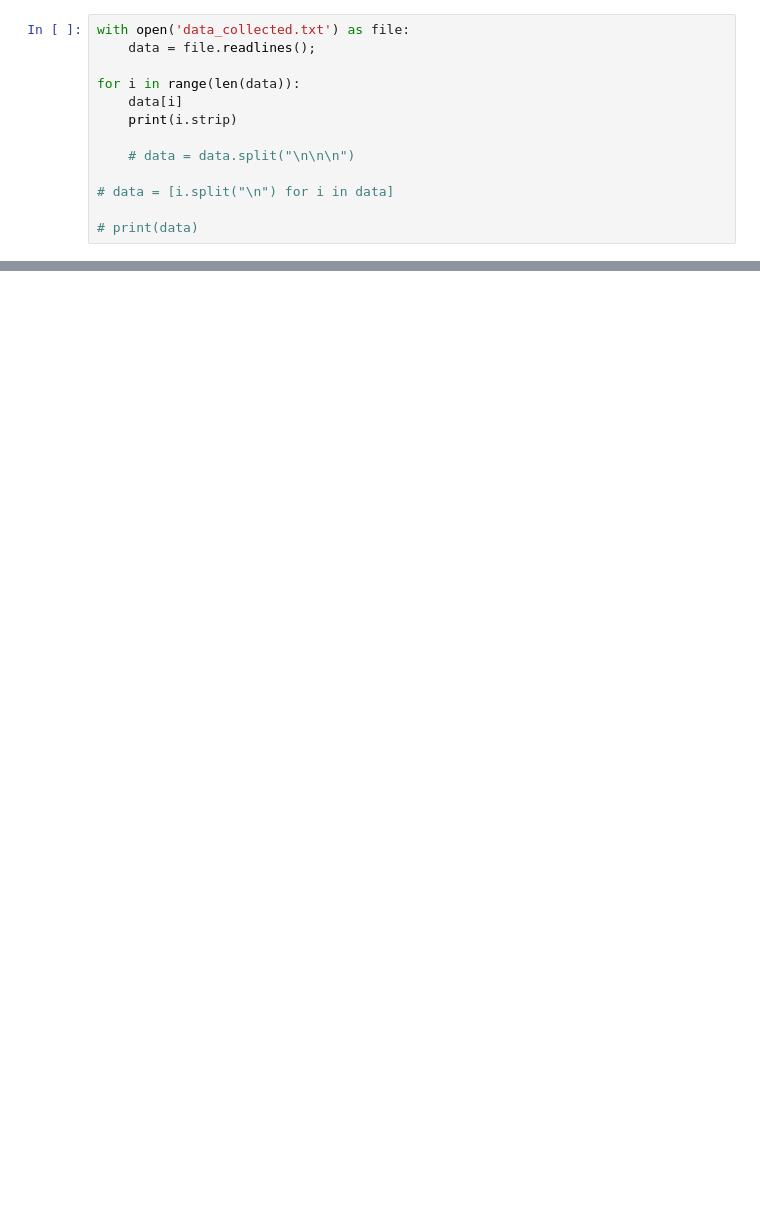
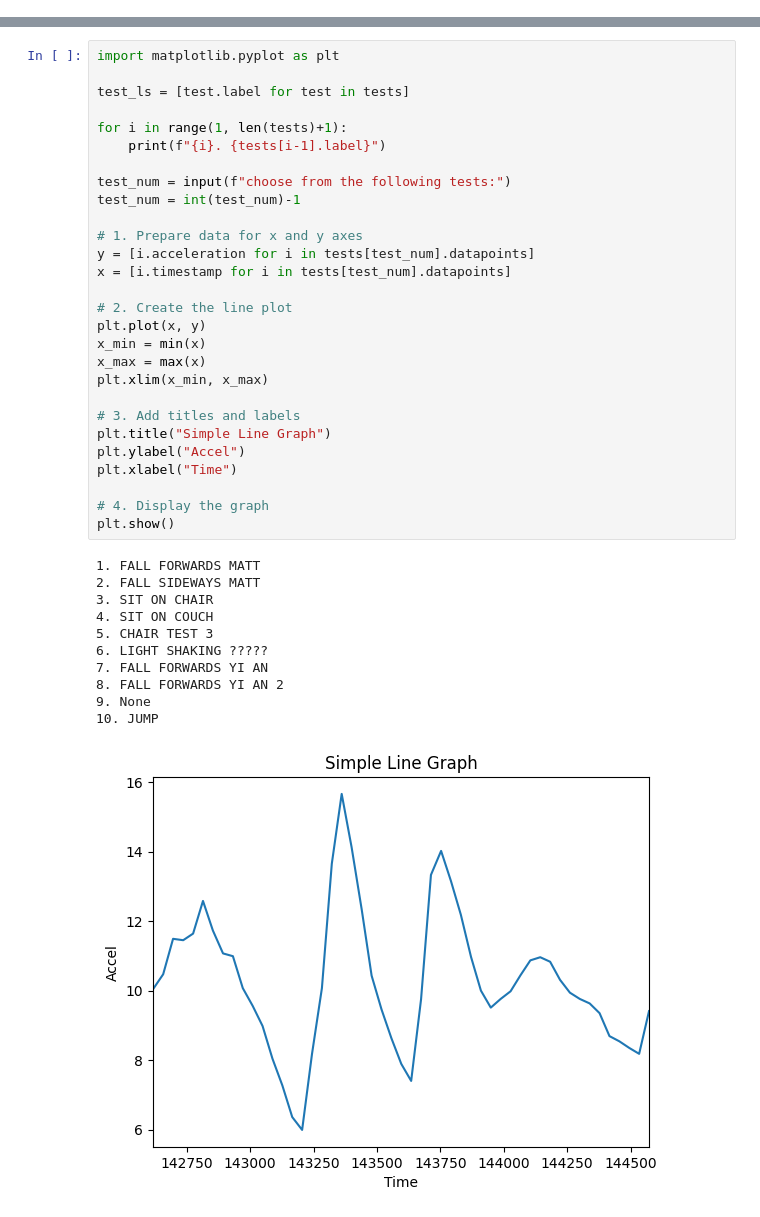
Before and after one commit to yarnieee/CG2028_fall_detection, a Jupyter notebook: parse_data.ipynb, the cells around one changed output, grey strips where cells are left out. Cells and saved outputs as stored; diff of their text form; blank space fills up the shorter version.

```diff
--- a/parse_data.ipynb
+++ b/parse_data.ipynb
@@ -1,13 +0,0 @@
-# %%
-with open('data_collected.txt') as file:
-	data = file.readlines();
-
-for i in range(len(data)):
-	data[i]
-	print(i.strip)
-
-	# data = data.split("\n\n\n")
-
-# data = [i.split("\n") for i in data]
-
-# print(data)
@@ -33,0 +70,40 @@ T
+# %%
+import matplotlib.pyplot as plt
+
+test_ls = [test.label for test in tests]
+
+for i in range(1, len(tests)+1):
+    print(f"{i}. {tests[i-1].label}")
+
+test_num = input(f"choose from the following tests:")
+test_num = int(test_num)-1
+
+# 1. Prepare data for x and y axes
+y = [i.acceleration for i in tests[test_num].datapoints]
+x = [i.timestamp for i in tests[test_num].datapoints]
+
+# 2. Create the line plot
+plt.plot(x, y)
+x_min = min(x)
+x_max = max(x)
+plt.xlim(x_min, x_max)
+
+# 3. Add titles and labels
+plt.title("Simple Line Graph")
+plt.ylabel("Accel")
+plt.xlabel("Time")
+
+# 4. Display the graph
+plt.show()
+# %% [output]
+1. FALL FORWARDS MATT
+2. FALL SIDEWAYS MATT
+3. SIT ON CHAIR
+4. SIT ON COUCH
+5. CHAIR TEST 3
+6. LIGHT SHAKING ?????
+7. FALL FORWARDS YI AN
+8. FALL FORWARDS YI AN 2
+9. None
+10. JUMP
+[figure, added]
```
Also changed, not shown: parts of 3 cells of this notebook, 21 other files.
